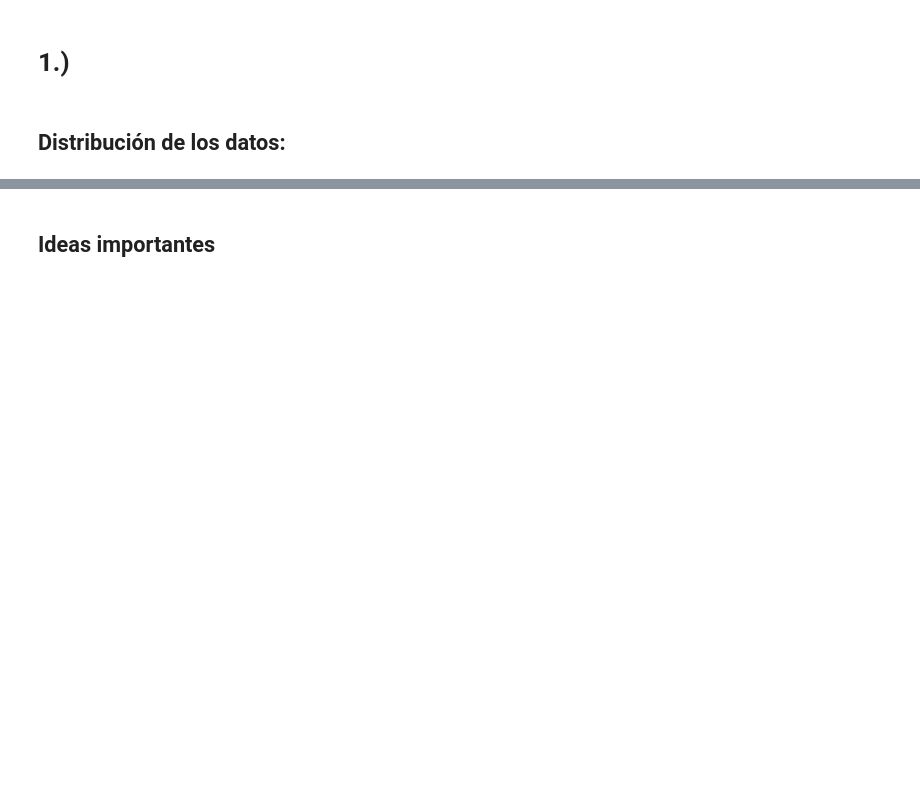
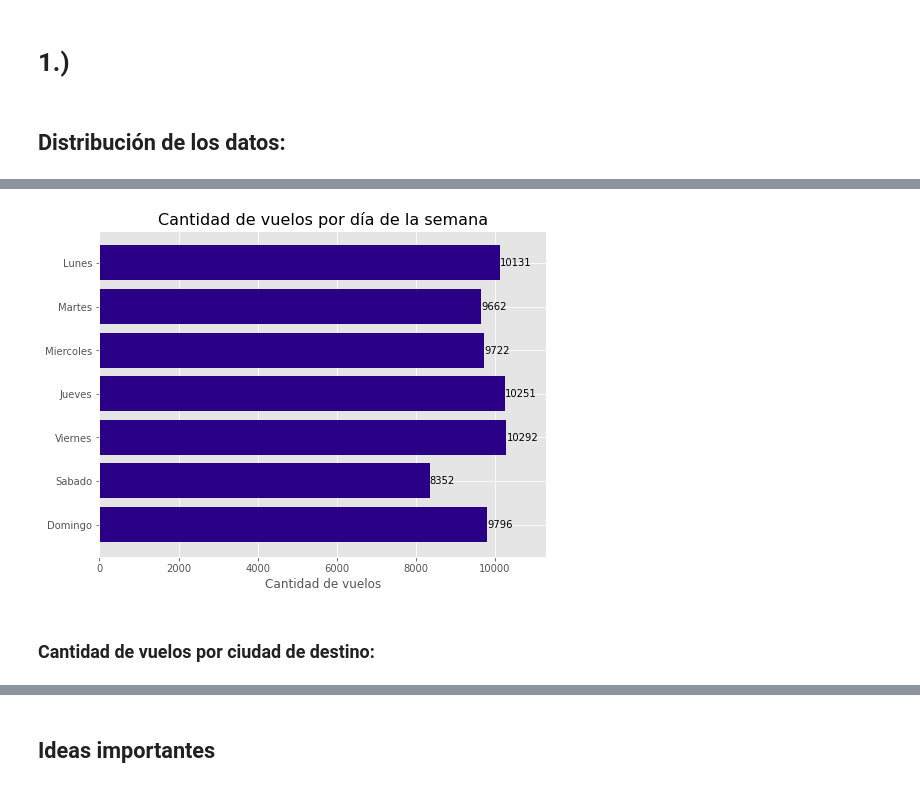
Before and after one commit to Felopo/Data-Scientist-Challenge-LATAM-Airlines, a Jupyter notebook: solution.ipynb, the cells around one changed output, grey strips where cells are left out. Drawn from its saved outputs; the diff is of its cells as text; code cells hidden in the pictures; blank space fills up the shorter version.

```diff
--- a/solution.ipynb
+++ b/solution.ipynb
@@ -168,0 +213,17 @@ vuelos
+# %%
+# Día de la semana numérico
+vuelos["dia_semana_num"] = vuelos["dianom"].map({"Lunes": 1, "Martes": 2, "Miercoles": 3, "Jueves": 4, "Viernes": 5, "Sabado": 6, "Domingo": 7})
+# %%
+# Vuelos por día de la semana
+vuelos_sem = (
+    vuelos.groupby(["dianom", "dia_semana_num"]).agg(
+        cantidad_vuelos = pd.NamedAgg(column="vlo_i", aggfunc="count")
+    ).reset_index()
+)
+# %%
+# Graficamos
+graph_bar(vuelos_sem, "dianom", "cantidad_vuelos", "día de la semana", "dia_semana_num")
+# %% [output]
+[figure, added]
+# %% [markdown]
+### Cantidad de vuelos por ciudad de destino:
```
Also changed, not shown: parts of 17 cells of this notebook.
